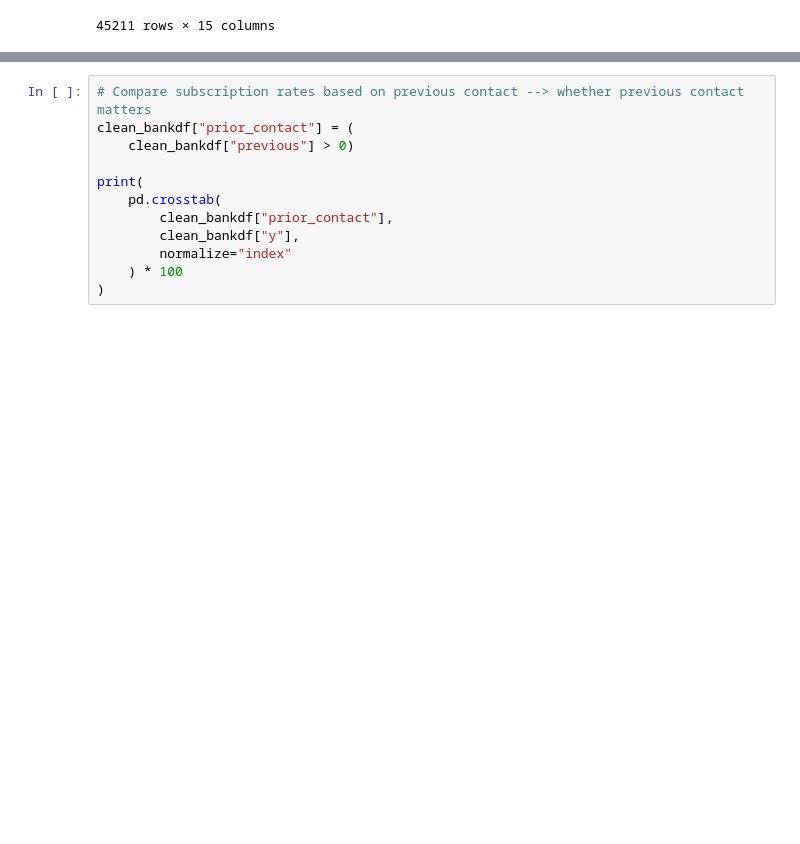
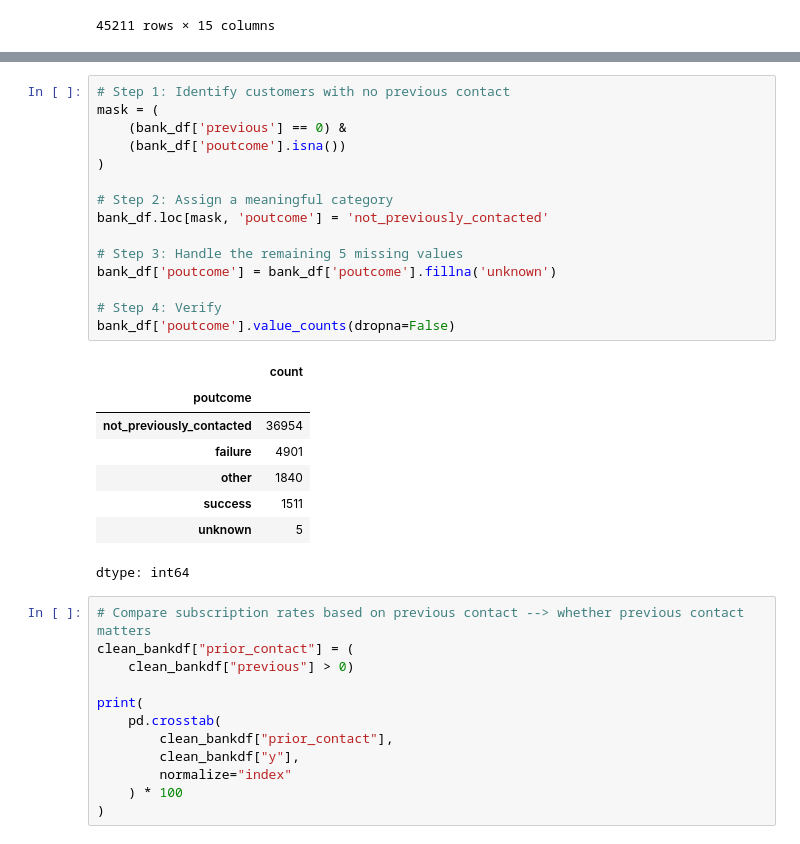
Before and after one commit to guansong8/BA305-Straight-A-Students, a Jupyter notebook: BA305.ipynb, the cells around one changed output, grey strips where cells are left out. Saved outputs shown, nothing was run; the diff lists cells and outputs as text; blank space fills up the shorter version.

```diff
--- a/BA305.ipynb
+++ b/BA305.ipynb
@@ -101,3 +113,27 @@ clean_bankdf
+# %%
+# Step 1: Identify customers with no previous contact
+mask = (
+    (bank_df['previous'] == 0) &
+    (bank_df['poutcome'].isna())
+)
+
+# Step 2: Assign a meaningful category
+bank_df.loc[mask, 'poutcome'] = 'not_previously_contacted'
+
+# Step 3: Handle the remaining 5 missing values
+bank_df['poutcome'] = bank_df['poutcome'].fillna('unknown')
+
+# Step 4: Verify
+bank_df['poutcome'].value_counts(dropna=False)
+# %% [output]
+|  | count |
+| poutcome |  |
+| not_previously_contacted | 36954 |
+| failure | 4901 |
+| other | 1840 |
+| success | 1511 |
+| unknown | 5 |
+dtype: int64
 # %%
 # Compare subscription rates based on previous contact --> whether previous contact matters
 clean_bankdf["prior_contact"] = (
```
Also changed, not shown: parts of 2 cells of this notebook.
